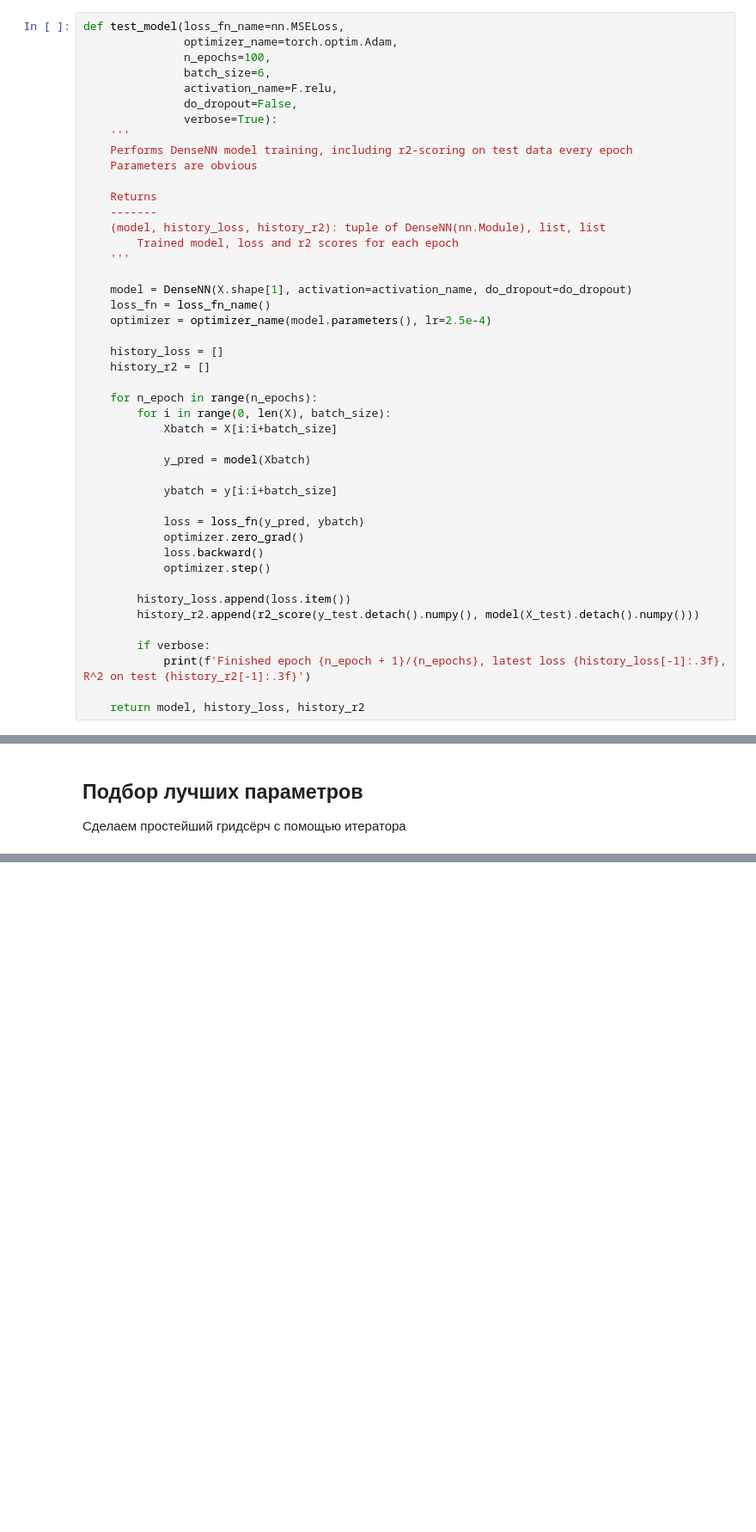
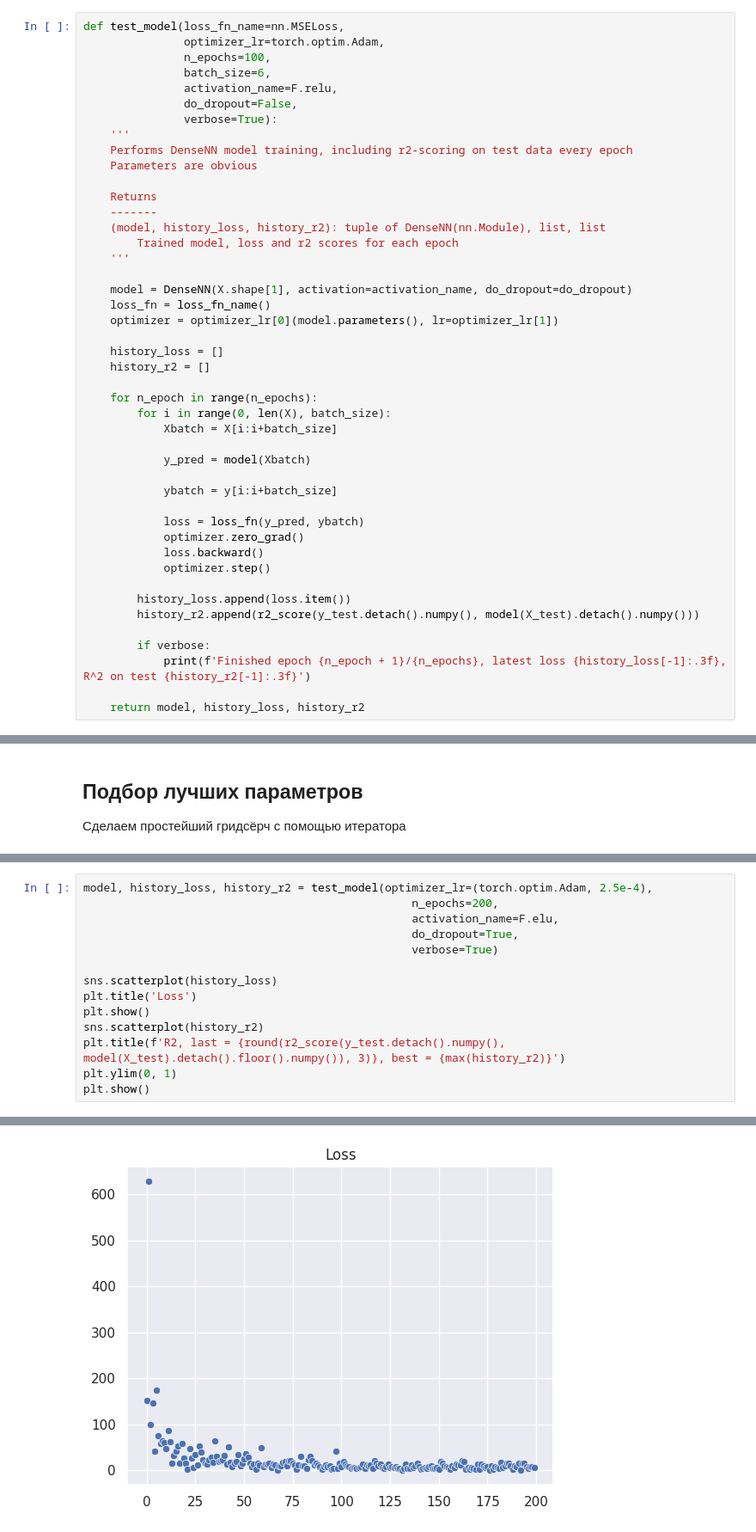
Before and after one commit to vahahahart/hackathon_team_3, a Jupyter notebook: main.ipynb, the cells around one changed output, grey strips where cells are left out. Shown at 86% size. Cells and saved outputs as stored; diff of their text form; blank space fills up the shorter version.

Commit message:
nn best model #TODO: save models

```diff
--- a/main.ipynb
+++ b/main.ipynb
@@ -1105,7 +1105,7 @@ class DenseNN(nn.Module):
 Лосс - MSE как стандарт для регрессии, оптимизация Adam либо SGD
 # %%
 def test_model(loss_fn_name=nn.MSELoss,
-               optimizer_name=torch.optim.Adam,
+               optimizer_lr=torch.optim.Adam,
                n_epochs=100,
                batch_size=6,
                activation_name=F.relu,
@@ -1123,7 +1123,7 @@ def test_model(loss_fn_name=nn.MSELoss,
 
     model = DenseNN(X.shape[1], activation=activation_name, do_dropout=do_dropout)
     loss_fn = loss_fn_name()
-    optimizer = optimizer_name(model.parameters(), lr=2.5e-4)
+    optimizer = optimizer_lr[0](model.parameters(), lr=optimizer_lr[1])
 
     history_loss = []
     history_r2 = []
@@ -1234,0 +1260,15 @@ for optimizer, activation, dropout_mode, n_epochs, _ in get_params(optimizers, a
+# %%
+model, history_loss, history_r2 = test_model(optimizer_lr=(torch.optim.Adam, 2.5e-4),
+                                                 n_epochs=200,
+                                                 activation_name=F.elu,
+                                                 do_dropout=True,
+                                                 verbose=True)
+
+sns.scatterplot(history_loss)
+plt.title('Loss')
+plt.show()
+sns.scatterplot(history_r2)
+plt.title(f'R2, last = {round(r2_score(y_test.detach().numpy(), model(X_test).detach().floor().numpy()), 3)}, best = {max(history_r2)}')
+plt.ylim(0, 1)
+plt.show()
+# %% [output]
@@ -1234,0 +1292 @@ for optimizer, activation, dropout_mode, n_epochs, _ in get_params(optimizers, a
+[figure, added]
```
Also changed, not shown: parts of 4 cells of this notebook, 1 other file.
